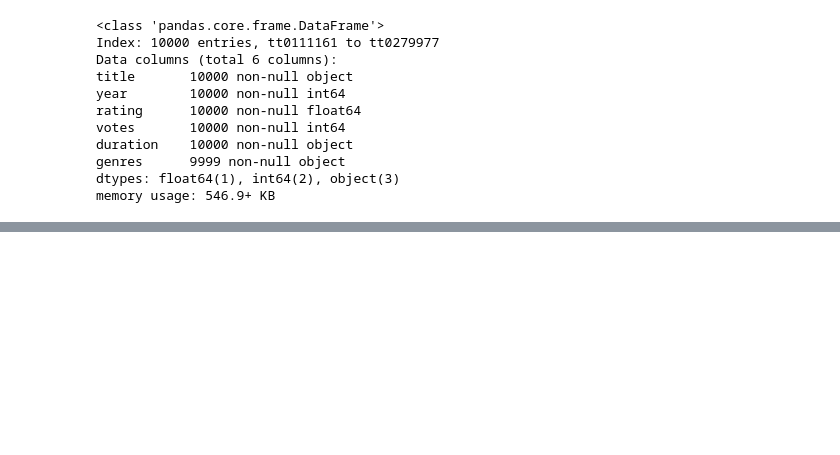
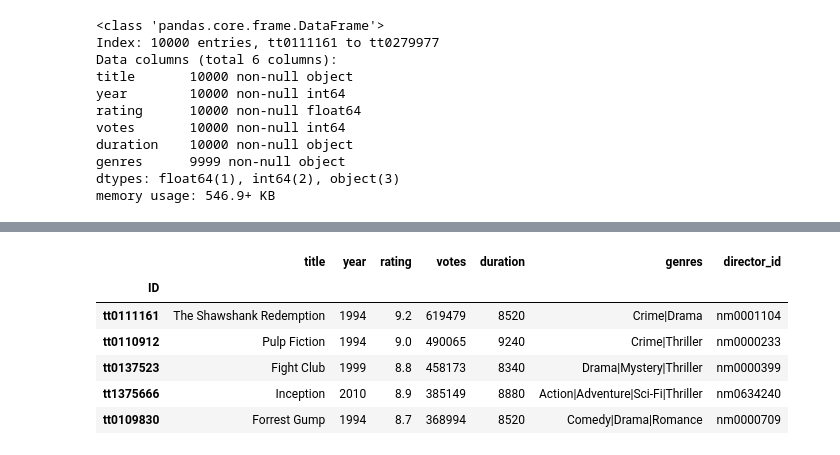
Before and after one commit to jyotipba-zz/integrify, a Jupyter notebook: development/pandas_jyoti_peter.ipynb, the cells around one changed output, grey strips where cells are left out. Saved outputs shown, nothing was run; the diff lists cells and outputs as text; code cells hidden in the pictures; blank space fills up the shorter version.

```diff
--- a/development/pandas_jyoti_peter.ipynb
+++ b/development/pandas_jyoti_peter.ipynb
@@ -56,0 +139,14 @@ memory usage: 546.9+ KB
+# %%
+# Remove movies with more than one director and rename director_ids => director_id
+df_merged = df_merged[df_merged['director_ids'].str.len() <= 9]
+df_merged.rename(columns={'director_ids':'director_id'}, inplace=True)
+
+df_merged.head()
+# %% [output]
+|  | title | year | rating | votes | duration | genres | director_id |
+| ID |  |  |  |  |  |  |  |
+| tt0111161 | The Shawshank Redemption | 1994 | 9.2 | 619479 | 8520 | Crime|Drama | nm0001104 |
+| tt0110912 | Pulp Fiction | 1994 | 9.0 | 490065 | 9240 | Crime|Thriller | nm0000233 |
+| tt0137523 | Fight Club | 1999 | 8.8 | 458173 | 8340 | Drama|Mystery|Thriller | nm0000399 |
+| tt1375666 | Inception | 2010 | 8.9 | 385149 | 8880 | Action|Adventure|Sci-Fi|Thriller | nm0634240 |
+| tt0109830 | Forrest Gump | 1994 | 8.7 | 368994 | 8520 | Comedy|Drama|Romance | nm0000709 |
```
Also changed, not shown: parts of 27 cells of this notebook.
